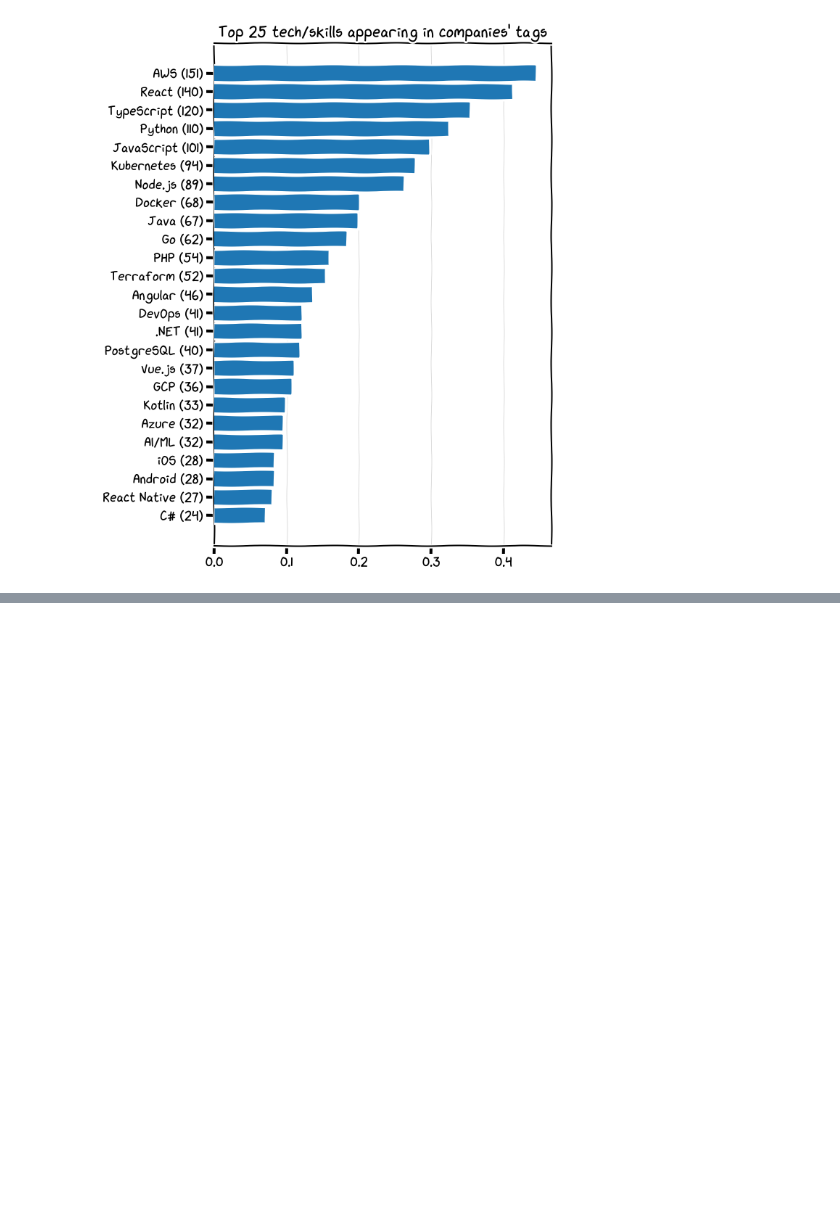
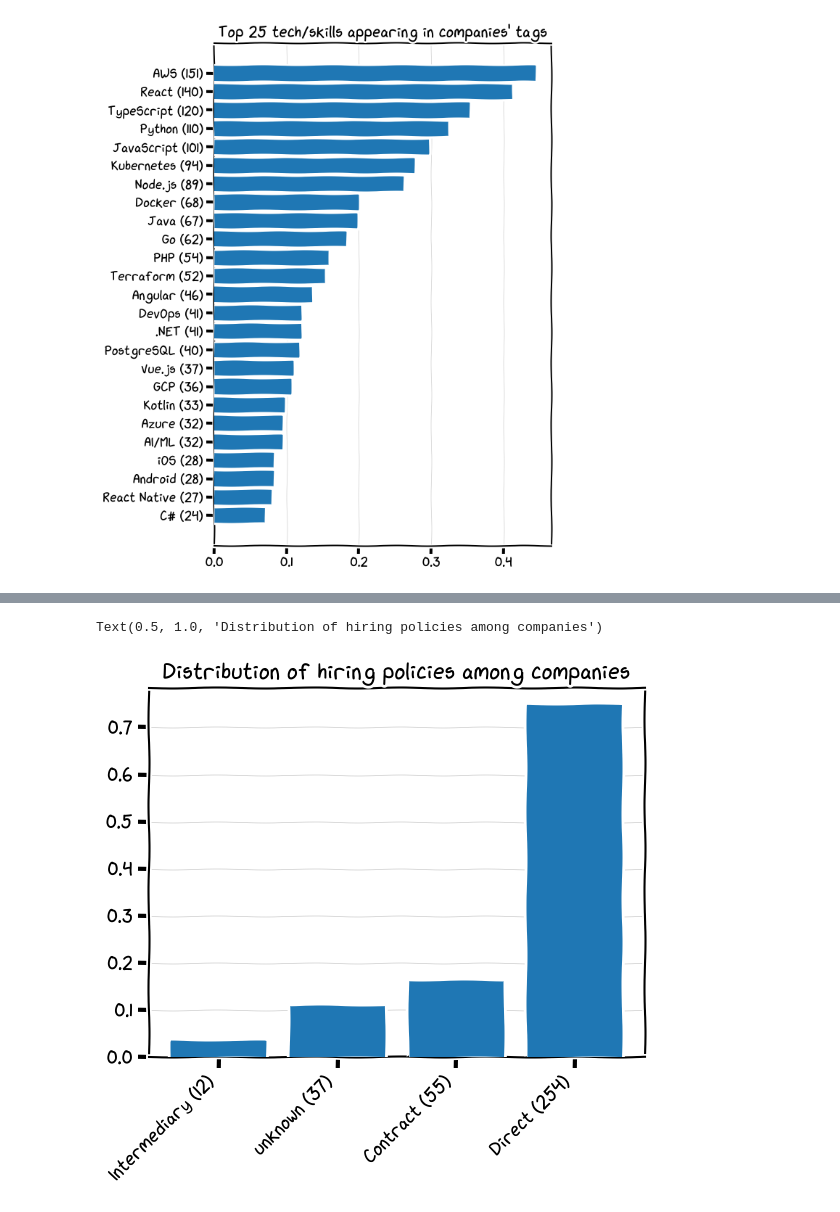
Before and after one commit to FrancescoManfredi/AIRV-analysis, a Jupyter notebook: workbench.ipynb, the cells around one changed output, grey strips where cells are left out. Cells and saved outputs as stored; diff of their text form; code cells hidden in the pictures; blank space fills up the shorter version.

```diff
--- a/workbench.ipynb
+++ b/workbench.ipynb
@@ -348,0 +430,4 @@ Text(0.5, 1.0, "Bottom 25 tech/skills appearing in companies' tags")
+# %%
+all_hp_mentions = []
+for hpl in companies_df.hiring_policies:
+    all_hp_mentions.extend(hpl)
@@ -348,0 +442,2 @@ Text(0.5, 1.0, "Bottom 25 tech/skills appearing in companies' tags")
+# %%
+unique_hp = set(all_hp_mentions)
@@ -348,0 +448,15 @@ Text(0.5, 1.0, "Bottom 25 tech/skills appearing in companies' tags")
+# %%
+hp_counts = {}
+for hp in unique_hp:
+    hp_counts[hp] = 0
+    for hpm in all_hp_mentions:
+        if hpm==hp:
+            hp_counts[hp]+=1
+
+hp_counts_df = pd.DataFrame.from_dict(hp_counts, orient="index", columns=["count"])
+hp_counts_df.insert(
+    loc=len(hp_counts_df.columns),
+    column="proportion",
+    value=hp_counts_df.loc[:, "count"]/len(companies_df)
+)
+hp_counts_df.index = ["unknown" if i=="-" else i for i in hp_counts_df.index]
@@ -348,0 +471,12 @@ Text(0.5, 1.0, "Bottom 25 tech/skills appearing in companies' tags")
+# %%
+temp_df = hp_counts_df.sort_values(by="proportion")
+x_labels = [f"{t} ({c})" for t,c in zip(temp_df.index, temp_df.loc[:, "count"])]
+fig, ax1 = plt.subplots()
+ax1.bar(height=temp_df.loc[:, "proportion"], x=x_labels, zorder=3)
+ax1.set_xticks(range(len(temp_df.index)))
+ax1.set_xticklabels(x_labels, rotation=45, fontdict={"horizontalalignment": "right"})
+ax1.grid(visible=True, axis="y", color=(0.8,0.8,0.8), zorder=0, lw=0.5)
+plt.title("Distribution of hiring policies among companies")
+# %% [output]
+Text(0.5, 1.0, 'Distribution of hiring policies among companies')
+[figure, added]
```
Also changed, not shown: parts of 50 cells of this notebook, 1 other file.
